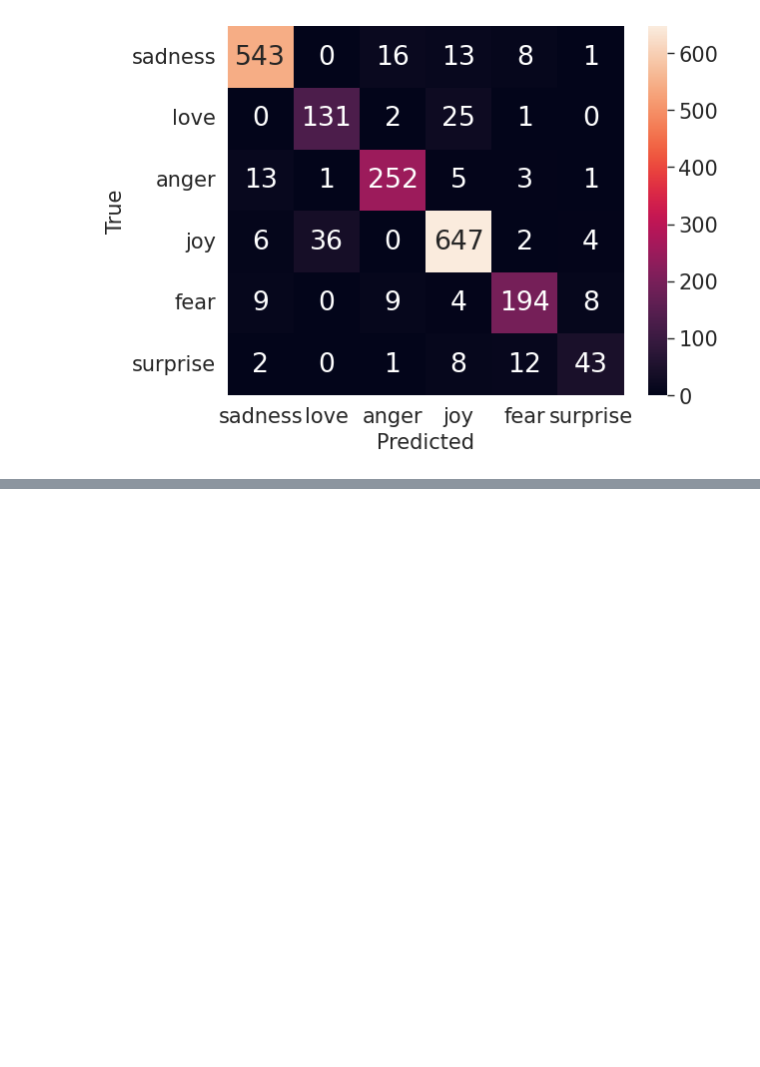
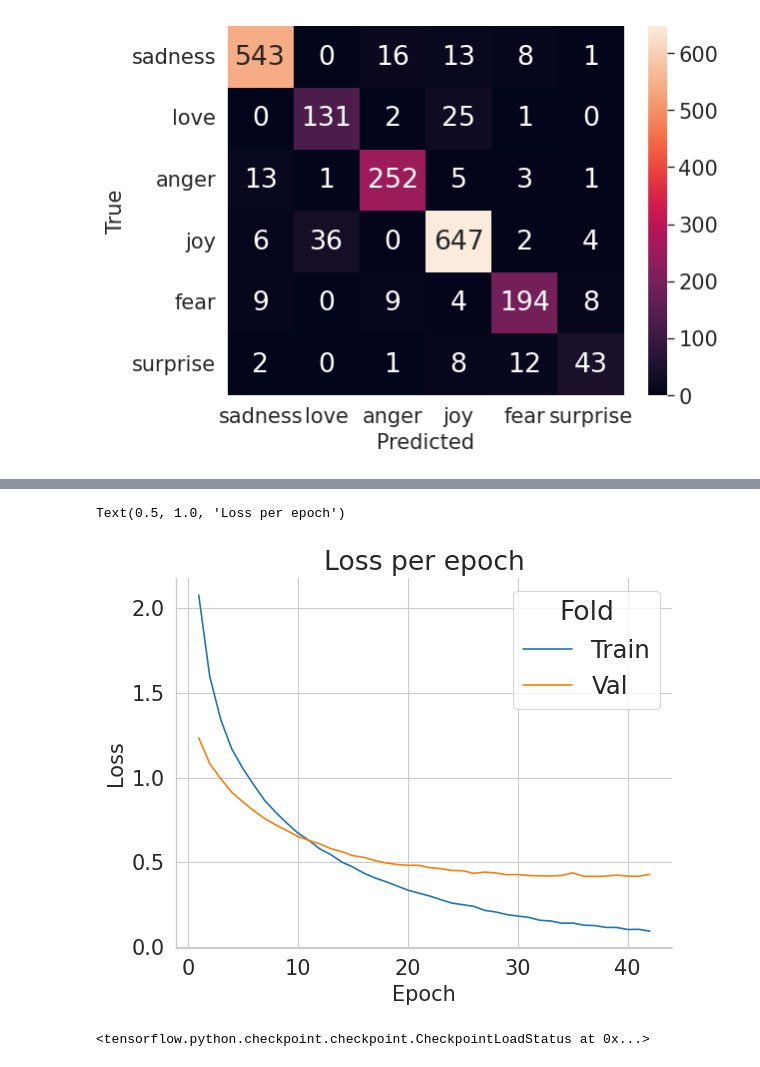
Before and after one commit to Sofi-240/Emotion_classification, a Jupyter notebook: notebook.ipynb, the cells around one changed output, grey strips where cells are left out. Cells and saved outputs as stored; diff of their text form; code cells hidden in the pictures; blank space fills up the shorter version.

```diff
--- a/notebook.ipynb
+++ b/notebook.ipynb
@@ -417,0 +764,6 @@ The substantial overlap in occurrences of "love" and "joy" as false positives ca
+# %%
+ax = sns.lineplot(data=hist_df, x="Epoch", y="Loss", hue="Fold")
+ax.set_title('Loss per epoch')
+# %% [output]
+Text(0.5, 1.0, 'Loss per epoch')
+[figure, added]
@@ -417,0 +774,4 @@ The substantial overlap in occurrences of "love" and "joy" as false positives ca
+# %%
+cnn_model.load_weights('weights_cnn_glove')
+# %% [output]
+<tensorflow.python.checkpoint.checkpoint.CheckpointLoadStatus at 0x...>
```
Also changed, not shown: parts of 120 cells of this notebook, 23 other files.
